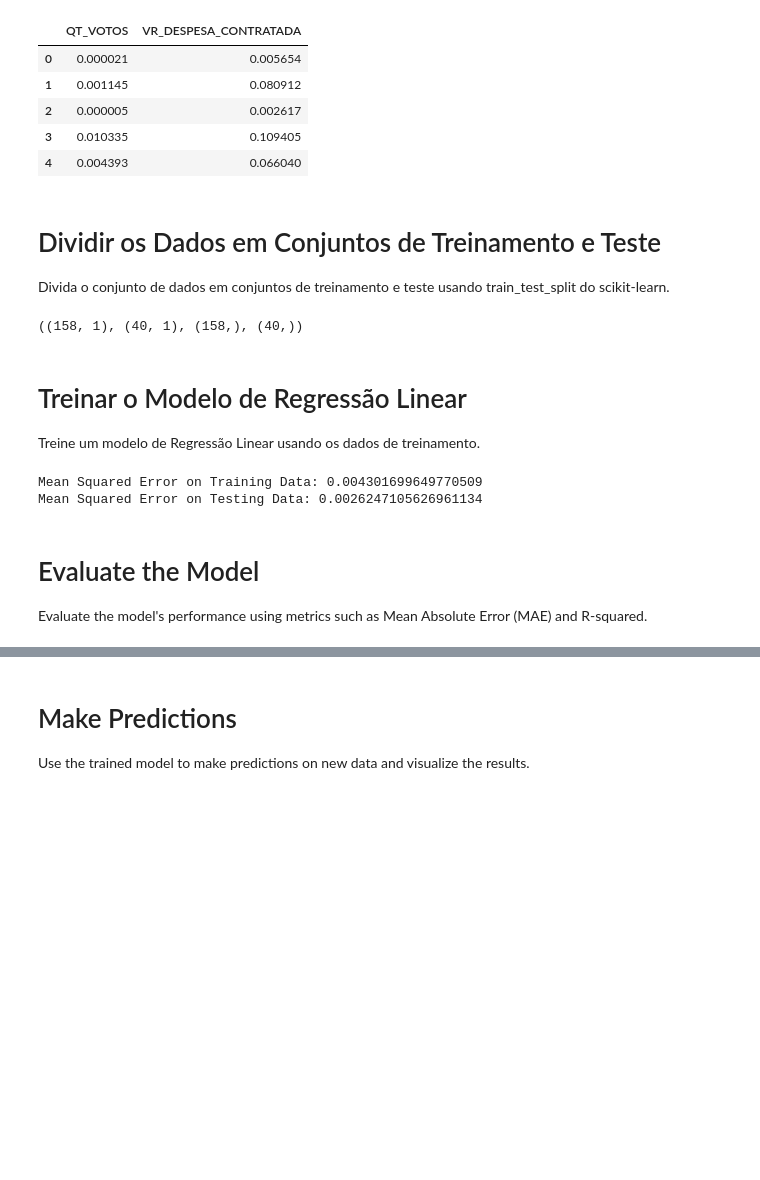
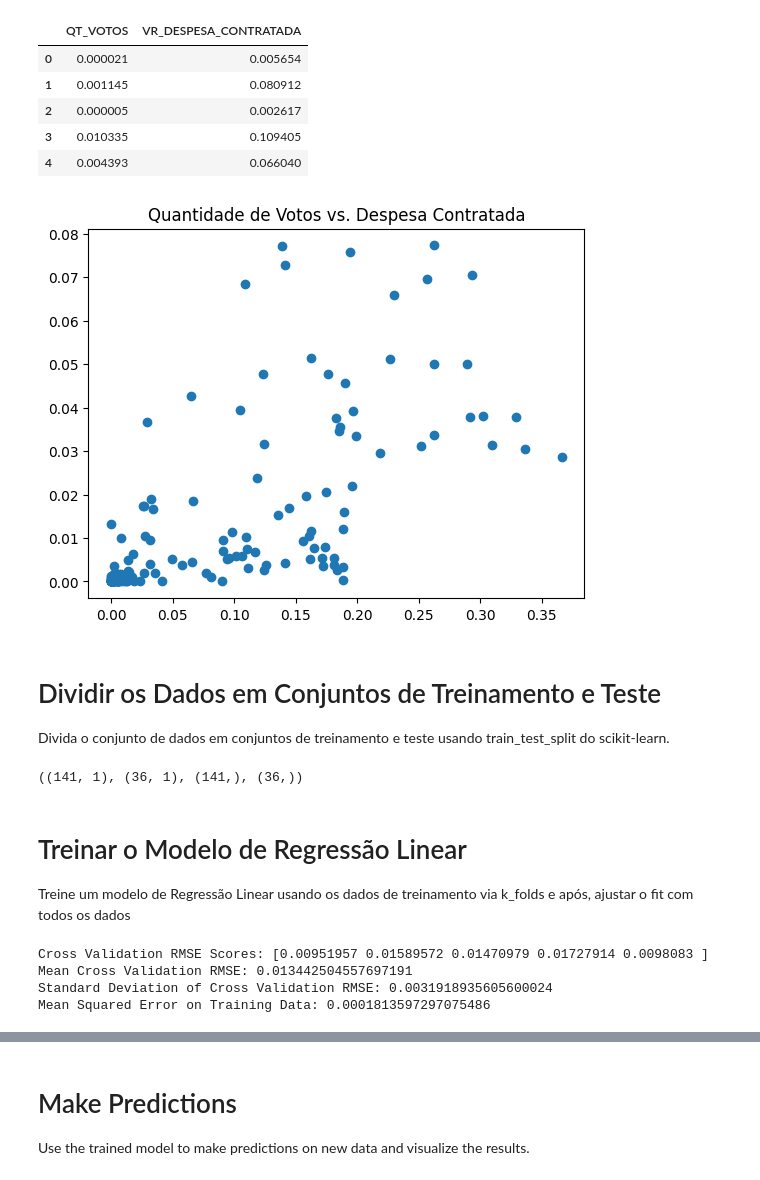
Before and after one commit to AndreiRech/Election, a Jupyter notebook: Modelo.ipynb, the cells around one changed output, grey strips where cells are left out. Cells and saved outputs as stored; diff of their text form; code cells hidden in the pictures; blank space fills up the shorter version.

```diff
--- a/Modelo.ipynb
+++ b/Modelo.ipynb
@@ -37,6 +37,18 @@ df.head()
 | 2 | 0.000005 | 0.002617 |
 | 3 | 0.010335 | 0.109405 |
 | 4 | 0.004393 | 0.066040 |
+# %%
+Q1 = df.quantile(0.25)
+Q3 = df.quantile(0.75)
+IQR = Q3 - Q1
+
+df = df[~((df < (Q1 - 1.5 * IQR)) | (df > (Q3 + 1.5 * IQR))).any(axis=1)]
+# %%
+plt.scatter(x='VR_DESPESA_CONTRATADA', y='QT_VOTOS', data=df)
+plt.title('Quantidade de Votos vs. Despesa Contratada')
+plt.show()
+# %% [output]
+[figure, added]
 # %% [markdown]
 # Dividir os Dados em Conjuntos de Treinamento e Teste
 Divida o conjunto de dados em conjuntos de treinamento e teste usando train_test_split do scikit-learn.
@@ -48,23 +60,31 @@ X_train, X_test, y_train, y_test = train_test_split(X, y, test_size=0.2, random_
 
 X_train.shape, X_test.shape, y_train.shape, y_test.shape
 # %% [output]
-((158, 1), (40, 1), (158,), (40,))
+((141, 1), (36, 1), (141,), (36,))
 # %% [markdown]
 # Treinar o Modelo de Regressão Linear
-Treine um modelo de Regressão Linear usando os dados de treinamento.
+Treine um modelo de Regressão Linear usando os dados de treinamento via k_folds e após, ajustar o fit com todos os dados
 # %%
 model = LinearRegression()
+
+cv_scores = cross_val_score(model, X_train, y_train, cv=5, scoring='neg_mean_squared_error')
+cv_scores = np.sqrt(-cv_scores)
+
+print(f"Cross Validation RMSE Scores: {cv_scores}")
+print(f"Mean Cross Validation RMSE: {cv_scores.mean()}")
+print(f"Standard Deviation of Cross Validation RMSE: {cv_scores.std()}")
 
 model.fit(X_train, y_train)
 
 y_train_pred = model.predict(X_train)
+
 mse_train = mean_squared_error(y_train, y_train_pred)
+
 print(f"Mean Squared Error on Training Data: {mse_train}")
 # %% [output]
-Mean Squared Error on Training Data: 0.004301699649770509
-Mean Squared Error on Testing Data: 0.0026247105626961134
+Cross Validation RMSE Scores: [0.00951957 0.01589572 0.01470979 0.01727914 0.0098083 ]
+Mean Cross Validation RMSE: 0.013442504557697191
+Standard Deviation of Cross Validation RMSE: 0.0031918935605600024
+Mean Squared Error on Training Data: 0.0001813597297075486
-# %% [markdown]
-# Evaluate the Model
-Evaluate the model's performance using metrics such as Mean Absolute Error (MAE) and R-squared.
 # %%
 y_test_pred = model.predict(X_test)
```
Also changed, not shown: parts of 6 cells of this notebook.
